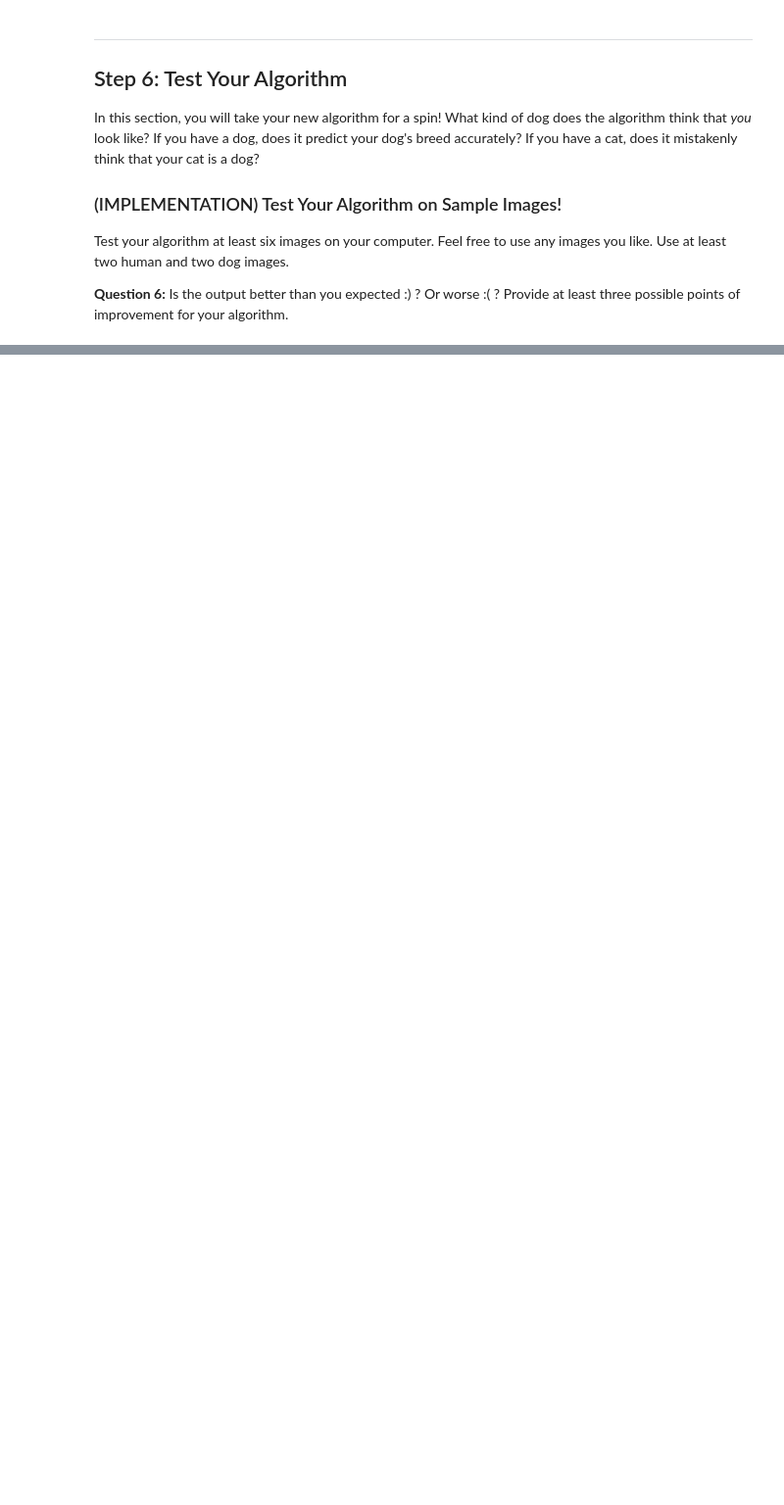
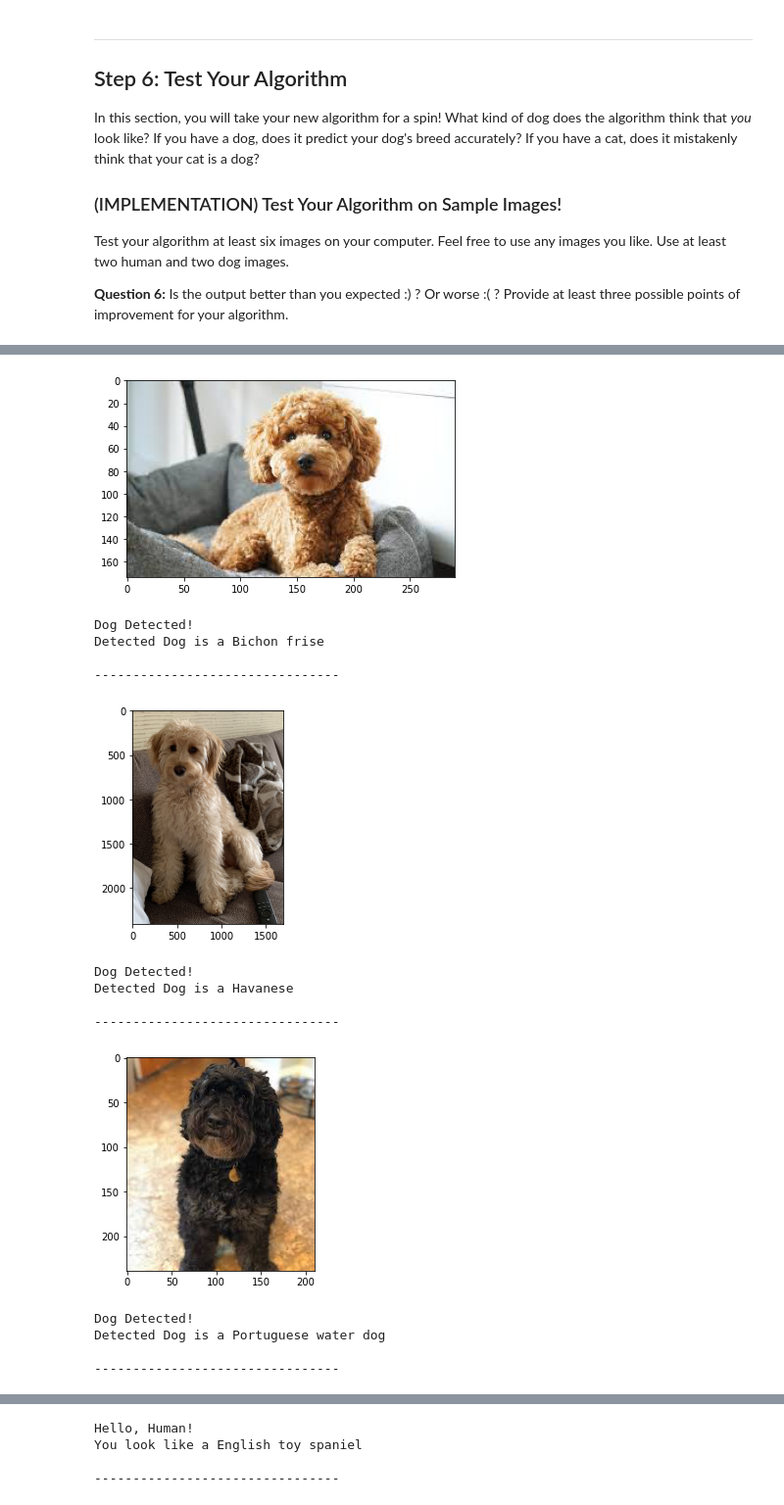
Before and after one commit to allaydesai/Dog-Breed-Classifier, a Jupyter notebook: dog_app.ipynb, the cells around one changed output, grey strips where cells are left out. Shown at 98% size. Drawn from its saved outputs; the diff is of its cells as text; code cells hidden in the pictures; blank space fills up the shorter version.

Commit message:
Updated notebook and added result images

```diff
--- a/dog_app.ipynb
+++ b/dog_app.ipynb
@@ -697,7 +697,7 @@ def train(n_epochs, loaders, model, optimizer, criterion, use_cuda, save_path):
     return model
 # %%
 # train the model
-model_transfer = train(10, loaders_transfer, model_transfer, optimizer_transfer, criterion_transfer, use_cuda, 'model_transfer.pt')
+model_transfer = train(100, loaders_transfer, model_transfer, optimizer_transfer, criterion_transfer, use_cuda, 'model_transfer.pt')
 
 # load the model that got the best validation accuracy (uncomment the line below)
 model_transfer.load_state_dict(torch.load('model_transfer.pt'))
@@ -718,7 +740,7 @@ Write a function that takes an image path as input and returns the dog breed (`A
 ### and returns the dog breed that is predicted by the model.
 
 # list of class names by index, i.e. a name can be accessed like class_names[0]
-class_names = [item[4:].replace("_", " ") for item in data_transfer['train'].classes]
+class_names = [item[4:].replace("_", " ") for item in data['train'].classes]
 
 def predict_breed_transfer(img_path):
      ## Load and pre-process an image from the given img_path
@@ -772,13 +794,13 @@ def run_app(img_path):
     plt.imshow(img)
     plt.show()
     # Now test various models against the image
-    if face_detector(img):
+    if face_detector(img_path):
         print('Hello, Human!')
-        dog_breed = predict_breed_transfer(img)
+        dog_breed = predict_breed_transfer(img_path)
         print(f'You look like a {dog_breed}')
-    elif dog_detector(img):
+    elif dog_detector(img_path):
         print('Dog Detected!')
-        dog_breed = predict_breed_transfer(img)
+        dog_breed = predict_breed_transfer(img_path)
         print(f'Detected Dog is a {dog_breed}')
     else:
         print('ERROR: Nothing detected!')
@@ -808,0 +865,24 @@ for file in np.hstack((human_files[:3], dog_files[:3])):
+# %%
+import glob
+new_dog_images = np.array(glob.glob('images/dog*'))
+new_human_faces = np.array(glob.glob('images/face*'))
+new_images_path = np.concatenate((new_dog_images,new_human_faces), axis = 0)
+# %%
+for img_path in new_images_path:
+    run_app(img_path)
+# %% [output]
+[figure, added]
+Dog Detected!
+Detected Dog is a Bichon frise
+
+--------------------------------
+[figure, added]
+Dog Detected!
+Detected Dog is a Havanese
+
+--------------------------------
+[figure, added]
+Dog Detected!
+Detected Dog is a Portuguese water dog
+
+--------------------------------
@@ -808,0 +890,4 @@ for file in np.hstack((human_files[:3], dog_files[:3])):
+Hello, Human!
+You look like a English toy spaniel
+
+--------------------------------
```
Also changed, not shown: parts of 23 cells of this notebook, 12 other files.
